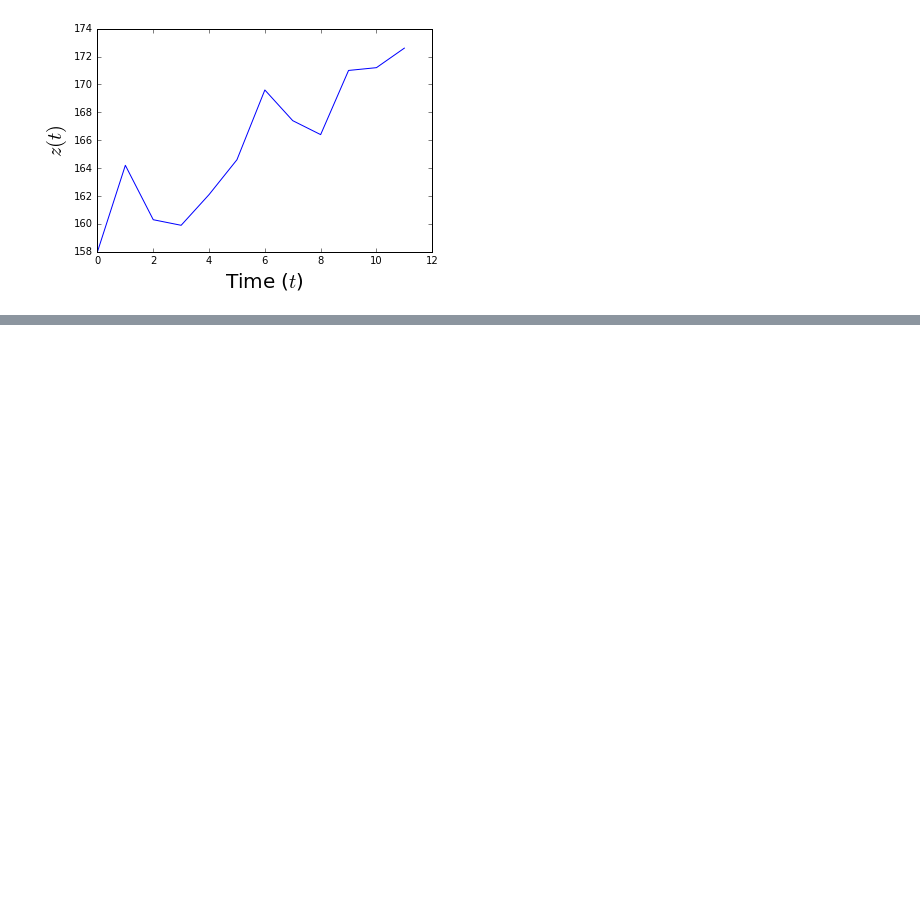
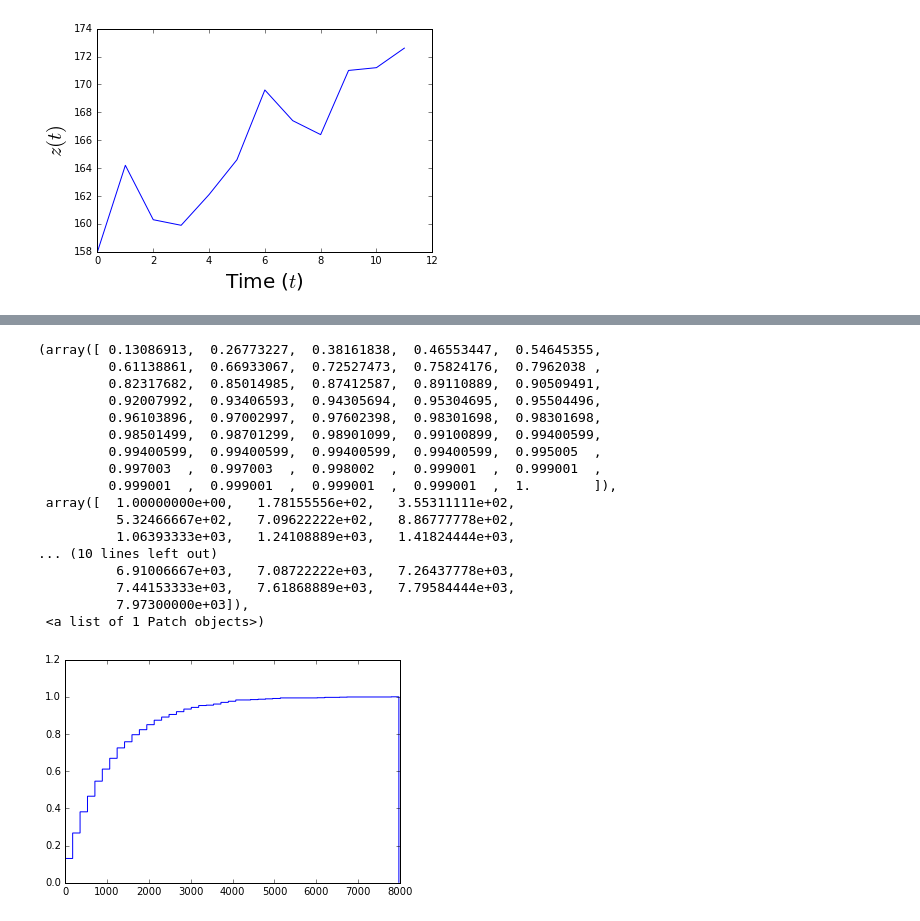
Before and after one commit to Tsel/KaFi, a Jupyter notebook: KalmanFilter4ComputerVision.ipynb, the cells around one changed output, grey strips where cells are left out. Saved outputs shown, nothing was run; the diff lists cells and outputs as text; code cells hidden in the pictures; blank space fills up the shorter version.

```diff
--- a/KalmanFilter4ComputerVision.ipynb
+++ b/KalmanFilter4ComputerVision.ipynb
@@ -34,0 +148,21 @@ Wenn die Werte unabhängig von der Zeit sind, dann können wir z.B. das die Wert
+# %%
+plt.hist(cs, 45, normed=1, histtype='step', cumulative=True)
+# %% [output]
+(array([ 0.13086913,  0.26773227,  0.38161838,  0.46553447,  0.54645355,
+         0.61138861,  0.66933067,  0.72527473,  0.75824176,  0.7962038 ,
+         0.82317682,  0.85014985,  0.87412587,  0.89110889,  0.90509491,
+         0.92007992,  0.93406593,  0.94305694,  0.95304695,  0.95504496,
+         0.96103896,  0.97002997,  0.97602398,  0.98301698,  0.98301698,
+         0.98501499,  0.98701299,  0.98901099,  0.99100899,  0.99400599,
+         0.99400599,  0.99400599,  0.99400599,  0.99400599,  0.995005  ,
+         0.997003  ,  0.997003  ,  0.998002  ,  0.999001  ,  0.999001  ,
+         0.999001  ,  0.999001  ,  0.999001  ,  0.999001  ,  1.        ]),
+ array([  1.00000000e+00,   1.78155556e+02,   3.55311111e+02,
+          5.32466667e+02,   7.09622222e+02,   8.86777778e+02,
+          1.06393333e+03,   1.24108889e+03,   1.41824444e+03,
+... (10 lines left out)
+          6.91006667e+03,   7.08722222e+03,   7.26437778e+03,
+          7.44153333e+03,   7.61868889e+03,   7.79584444e+03,
+          7.97300000e+03]),
+ <a list of 1 Patch objects>)
+[figure, added]
```
Also changed, not shown: parts of 19 cells of this notebook.
